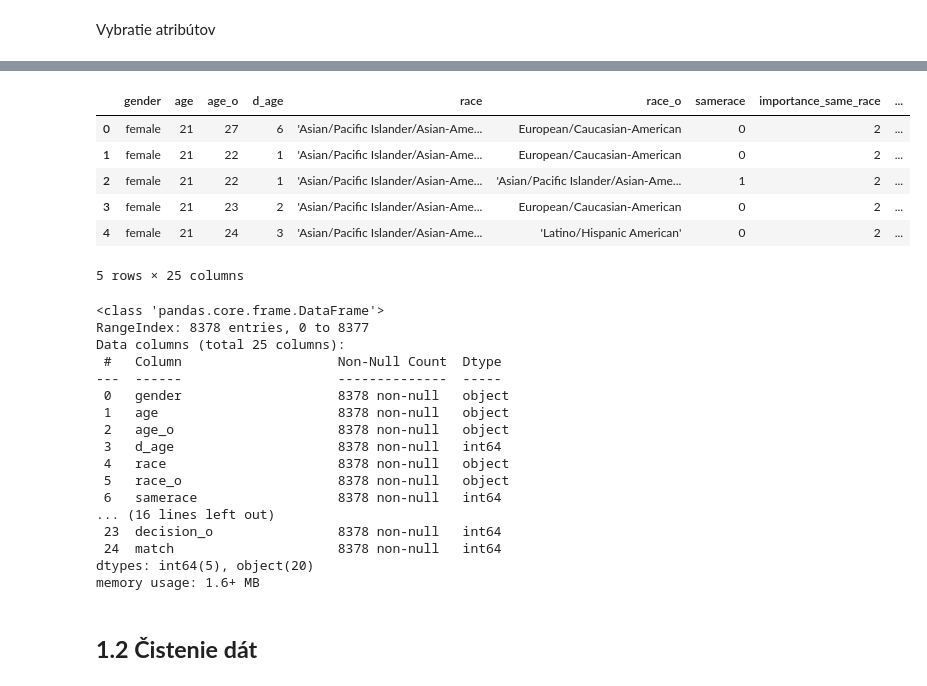
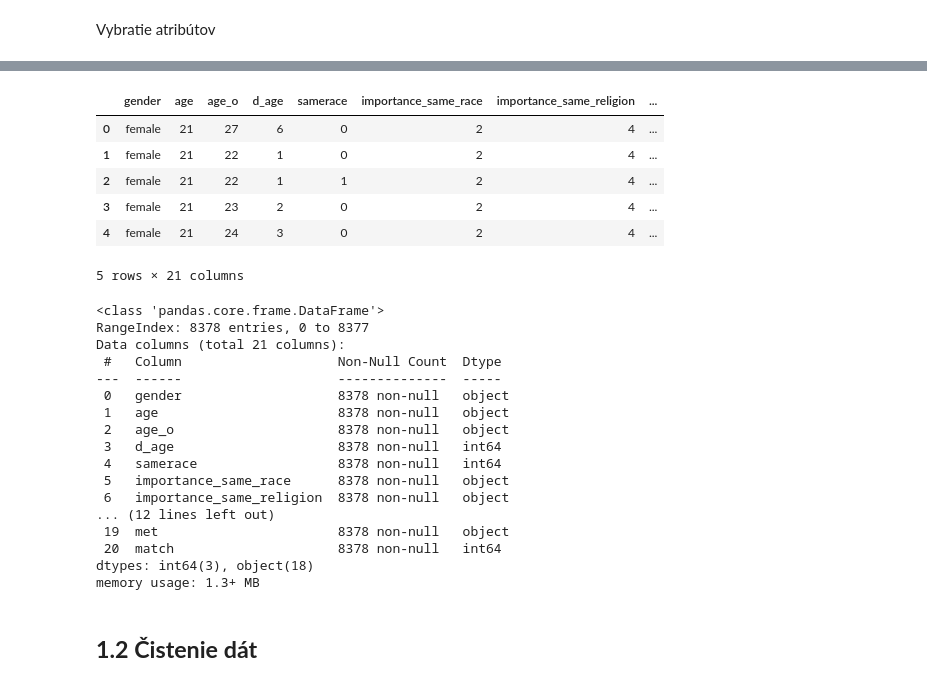
Before and after one commit to PatriciaSojcakova/Zneus_project, a Jupyter notebook: Project_1.ipynb, the cells around one changed output, grey strips where cells are left out. Saved outputs shown, nothing was run; the diff lists cells and outputs as text; code cells hidden in the pictures.

```diff
--- a/Project_1.ipynb
+++ b/Project_1.ipynb
@@ -133,41 +133,41 @@ Data columns (total 123 columns):
 dtypes: int64(7), object(116)
 memory usage: 7.9+ MB
 # %%
-cols = ['gender', 'age', 'age_o', 'd_age', 'race','race_o','samerace', 'importance_same_race', 'importance_same_religion',
+cols = ['gender', 'age', 'age_o', 'd_age','samerace', 'importance_same_race', 'importance_same_religion',
         'attractive_o', 'sinsere_o', 'intelligence_o', 'funny_o', 'ambitous_o',
         'attractive_partner', 'sincere_partner', 'intelligence_partner', 'funny_partner', 'ambition_partner',
-        'interests_correlate','like', 'met','decision','decision_o', 'match']
+        'interests_correlate','like', 'met', 'match']
 data = data[cols].copy()
 
 data.head()
 # %% [output]
-|  | gender | age | age_o | d_age | race | race_o | samerace | importance_same_race | ... |
-| 0 | female | 21 | 27 | 6 | 'Asian/Pacific Islander/Asian-Ame... | European/Caucasian-American | 0 | 2 | ... |
-| 1 | female | 21 | 22 | 1 | 'Asian/Pacific Islander/Asian-Ame... | European/Caucasian-American | 0 | 2 | ... |
-| 2 | female | 21 | 22 | 1 | 'Asian/Pacific Islander/Asian-Ame... | 'Asian/Pacific Islander/Asian-Ame... | 1 | 2 | ... |
-| 3 | female | 21 | 23 | 2 | 'Asian/Pacific Islander/Asian-Ame... | European/Caucasian-American | 0 | 2 | ... |
-| 4 | female | 21 | 24 | 3 | 'Asian/Pacific Islander/Asian-Ame... | 'Latino/Hispanic American' | 0 | 2 | ... |
+|  | gender | age | age_o | d_age | samerace | importance_same_race | importance_same_religion | ... |
+| 0 | female | 21 | 27 | 6 | 0 | 2 | 4 | ... |
+| 1 | female | 21 | 22 | 1 | 0 | 2 | 4 | ... |
+| 2 | female | 21 | 22 | 1 | 1 | 2 | 4 | ... |
+| 3 | female | 21 | 23 | 2 | 0 | 2 | 4 | ... |
+| 4 | female | 21 | 24 | 3 | 0 | 2 | 4 | ... |
-5 rows × 25 columns
+5 rows × 21 columns
 # %%
 data.info(verbose=True)
 # %% [output]
 <class 'pandas.core.frame.DataFrame'>
 RangeIndex: 8378 entries, 0 to 8377
-Data columns (total 25 columns):
+Data columns (total 21 columns):
  #   Column                    Non-Null Count  Dtype
 ---  ------                    --------------  -----
  0   gender                    8378 non-null   object
  1   age                       8378 non-null   object
  2   age_o                     8378 non-null   object
  3   d_age                     8378 non-null   int64
- 4   race                      8378 non-null   object
- 5   race_o                    8378 non-null   object
- 6   samerace                  8378 non-null   int64
-... (16 lines left out)
- 23  decision_o                8378 non-null   int64
- 24  match                     8378 non-null   int64
-dtypes: int64(5), object(20)
-memory usage: 1.6+ MB
+ 4   samerace                  8378 non-null   int64
+ 5   importance_same_race      8378 non-null   object
+ 6   importance_same_religion  8378 non-null   object
+... (12 lines left out)
+ 19  met                       8378 non-null   object
+ 20  match                     8378 non-null   int64
+dtypes: int64(3), object(18)
+memory usage: 1.3+ MB
 # %% [markdown]
 ## **1.2 Čistenie dát**
 # %% [markdown]
```
Also changed, not shown: parts of 28 cells of this notebook.
